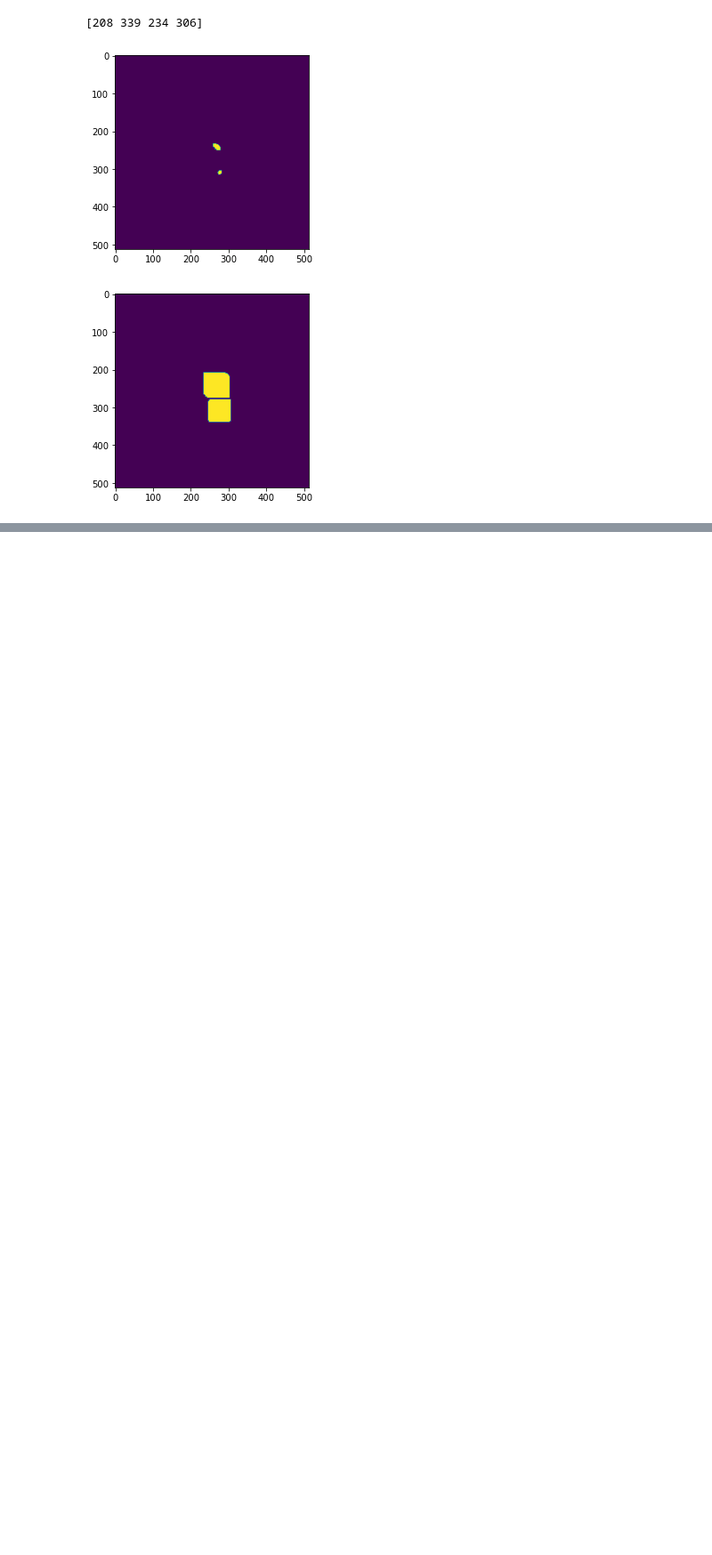
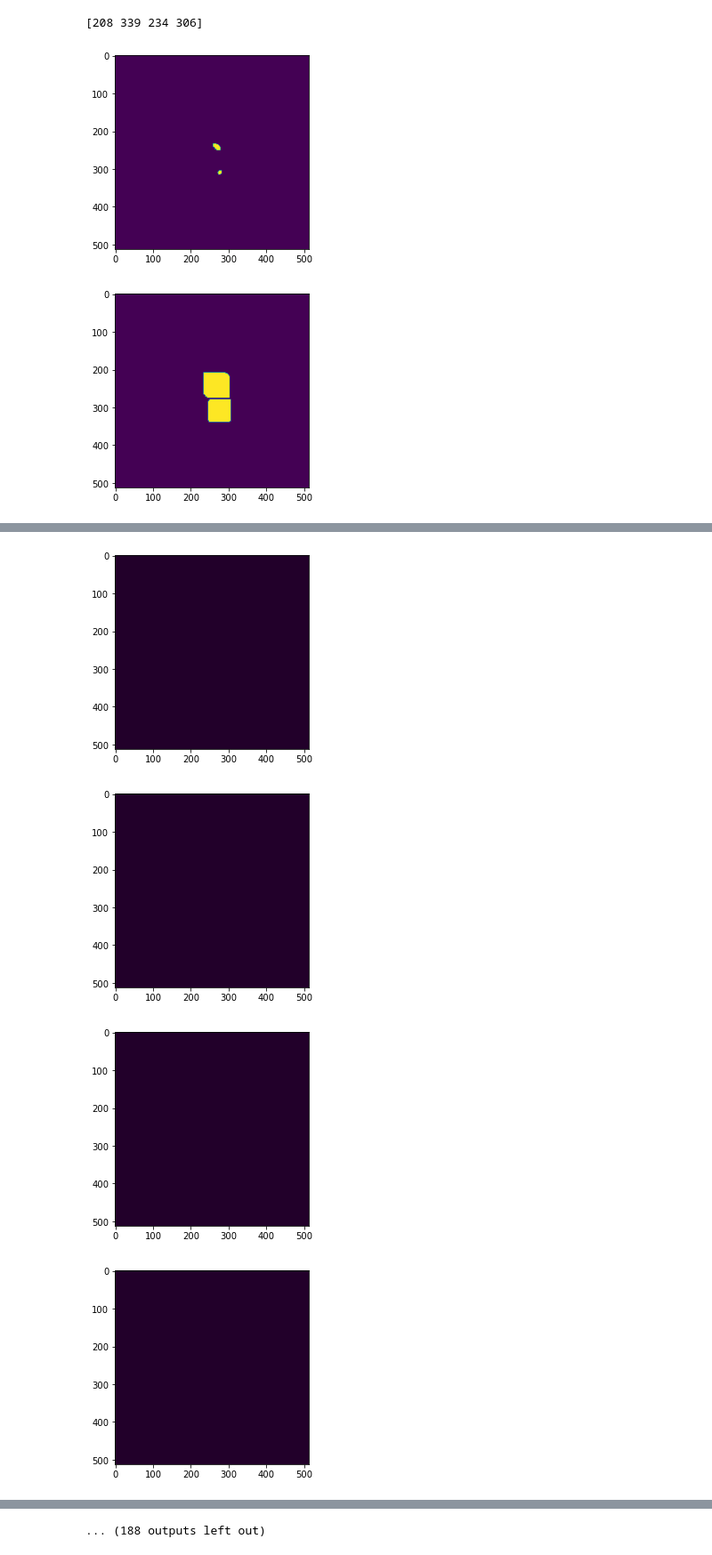
Before and after one commit to mpsych/CACTAS-AI, a Jupyter notebook: _EXPERIMENTS/plaque_box_patch_v2.ipynb, the cells around one changed output, grey strips where cells are left out. Shown at 89% size. Cells and saved outputs as stored; diff of their text form; code cells hidden in the pictures; blank space fills up the shorter version.

```diff
--- a/_EXPERIMENTS/plaque_box_patch_v2.ipynb
+++ b/_EXPERIMENTS/plaque_box_patch_v2.ipynb
@@ -168,0 +183,10 @@ plt.show()
+# %%
+for i in range(image.shape[2]):
+    plt.imshow(results[i])
+    plt.imshow(label[:,:,i], cmap='gray', alpha=0.5)
+    plt.show()
+# %% [output]
+[figure, added]
+[figure, added]
+[figure, added]
+[figure, added]
@@ -168,0 +201 @@ plt.show()
+... (188 outputs left out)
```
Also changed, not shown: parts of 29 cells of this notebook.
